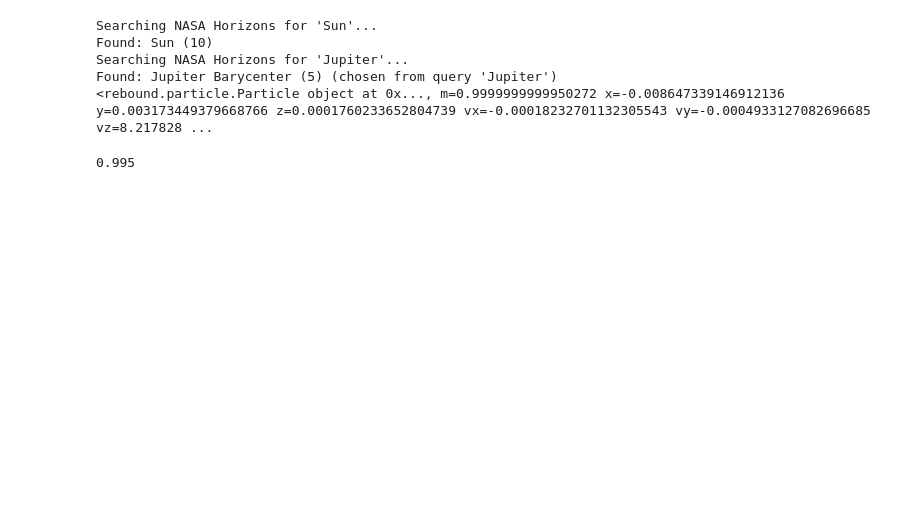
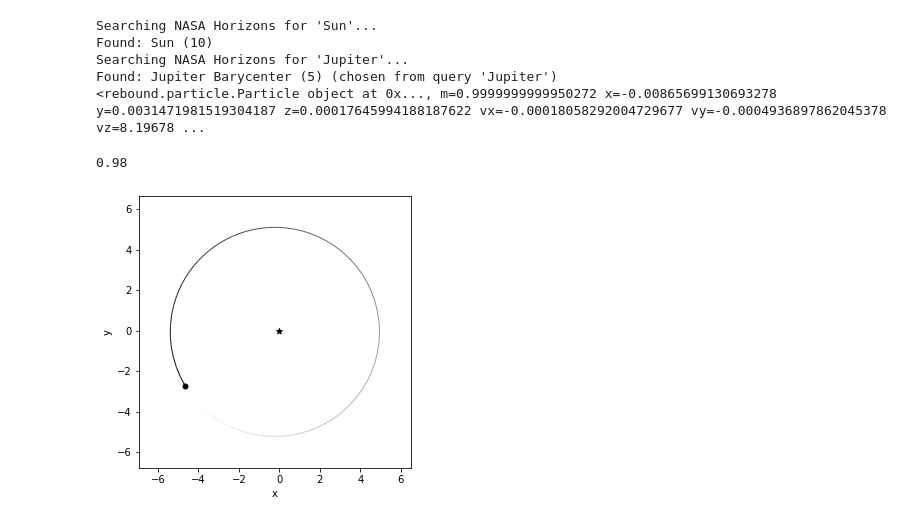
Before and after one commit to Ho0ost/api_workshop, a Jupyter notebook: onze_meuk/Joost/multiple_single_astroids.ipynb, the cells around one changed output. Drawn from its saved outputs; the diff is of its cells as text; code cells hidden in the pictures; blank space fills up the shorter version.

```diff
--- a/onze_meuk/Joost/multiple_single_astroids.ipynb
+++ b/onze_meuk/Joost/multiple_single_astroids.ipynb
@@ -9,47 +10,55 @@ sim = rebound.Simulation()
 #sim.units = ('AU', 'yr', 'Msun')
 sim.add("Sun")
 sim.add("Jupiter")
-print(sim.particles[0])
 # %% [output]
 Searching NASA Horizons for 'Sun'...
 Found: Sun (10)
 Searching NASA Horizons for 'Jupiter'...
 Found: Jupiter Barycenter (5) (chosen from query 'Jupiter')
-<rebound.particle.Particle object at 0x..., m=0.9999999999950272 x=-0.008647339146912136 y=0.003173449379668766 z=0.0001760233652804739 vx=-0.00018232701132305543 vy=-0.0004933127082696685 vz=8.217828 ...
+<rebound.particle.Particle object at 0x..., m=0.9999999999950272 x=-0.00865699130693278 y=0.0031471981519304187 z=0.00017645994188187622 vx=-0.00018058292004729677 vy=-0.0004936897862045378 vz=8.19678 ...
 # %%
 sim = rebound.Simulation()
-#sim.units = ('AU', 'yr', 'Msun')
+
+# add sun
 sim.add(m=1)
+# add jupiter
 sim.add(m=0.0009547919099366768, x=4.700873257350307, y=-1.638871658756794, z=-0.09837100227914734, vx=0.1391574941369194, vy=0.4348006080824522, vz=-0.004917193679728236)
 sim.move_to_com()
 sim.integrator = "whfast"
-sim.dt = .01
+sim.dt = .1
+simtime = 100
 
 exit_max_distance = 10
 a_list = []
-rings = 200
-as_per_ring = 4
+final_a_list = []
+rings = 50
+as_per_ring = 365
 for i in range (rings):
+
+    clear_output(wait=True)
+    print(i/rings)
+
     for j in range (as_per_ring):
-        # create sim with sun and jupiter
-
-        clear_output(wait=True)
-        print(i/rings)
 
         # create astroid
         mass = 1e-29
-        radius = 2.400+0.001*i
+        radius = 2.475+(0.001*i)
+        #radius = 2.502
+
         # res on 2.502
 
-        omega =(2*np.pi)/as_per_ring*i
+        omega =(2*np.pi)/as_per_ring*j
         ecc = 0.2*random.random()
 
+        # add astroid
         sim.add(m=mass,a=radius,omega=omega, e=ecc)
-        for years in range(10000):
+
+        for years in np.arange(simtime*2*np.pi):
 
             try:
-                sim.integrate(years*2.*np.pi)
-                a_list.append(sim.particles[2].a)
+                sim.step()
+                #sim.integrate(years*2.*np.pi)
+                #a_list.append(sim.particles[2].a)
                 # delete particle if it escaped the system
             except rebound.Escape as error:
                 print(error)
@@ -60,8 +69,29 @@ for i in range (rings):
                         index=j # cache index rather than remove here since our loop would go beyond end of particles array
 
             #sim.integrate(years*2*np.pi)
+            a_list.append(sim.particles[2].a)
+        final_a_list.append(sim.particles[2].a)
+        sim.remove(2)
 
-        sim.remove(2)
+with open('a_list.csv', 'w') as f1:
+
+    # using csv.writer method from CSV package
+    write = csv.writer(f1)
+    write.writerow(["a_list"])
+    write.writerows([a_list])
+
+
+
+with open('final_a_list.csv', 'w') as f2:
+
+    # using csv.writer method from CSV package
+    write = csv.writer(f2)
+    write.writerow(["final_a_list"])
+    write.writerows([final_a_list])
 # %% [output]
-0.995
+0.98
+# %%
+fig, ax = rebound.OrbitPlot(sim)
+# %% [output]
+[figure, added]
 # %%
```
Also changed, not shown: parts of 3 cells of this notebook, 2 other files.
